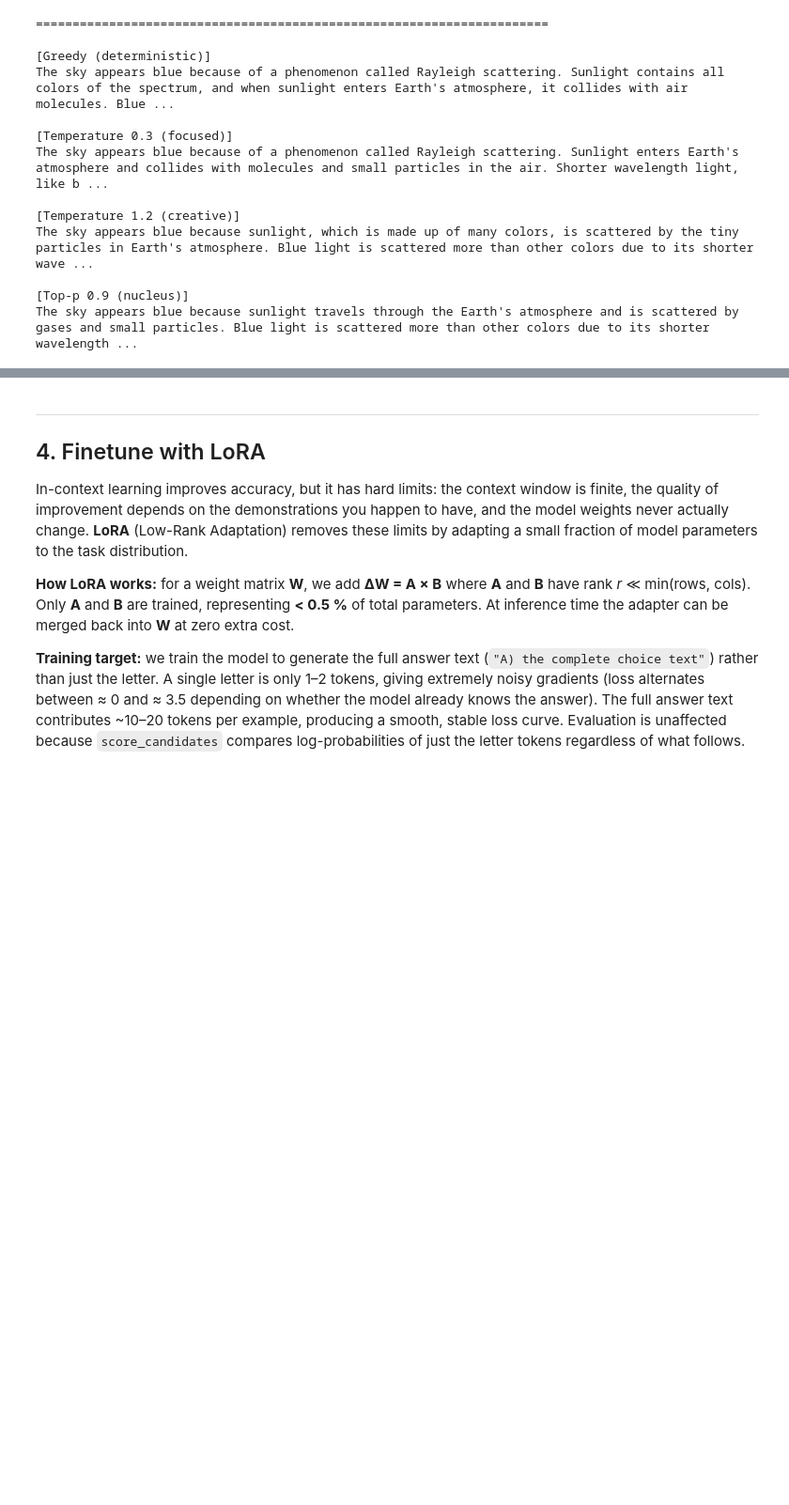
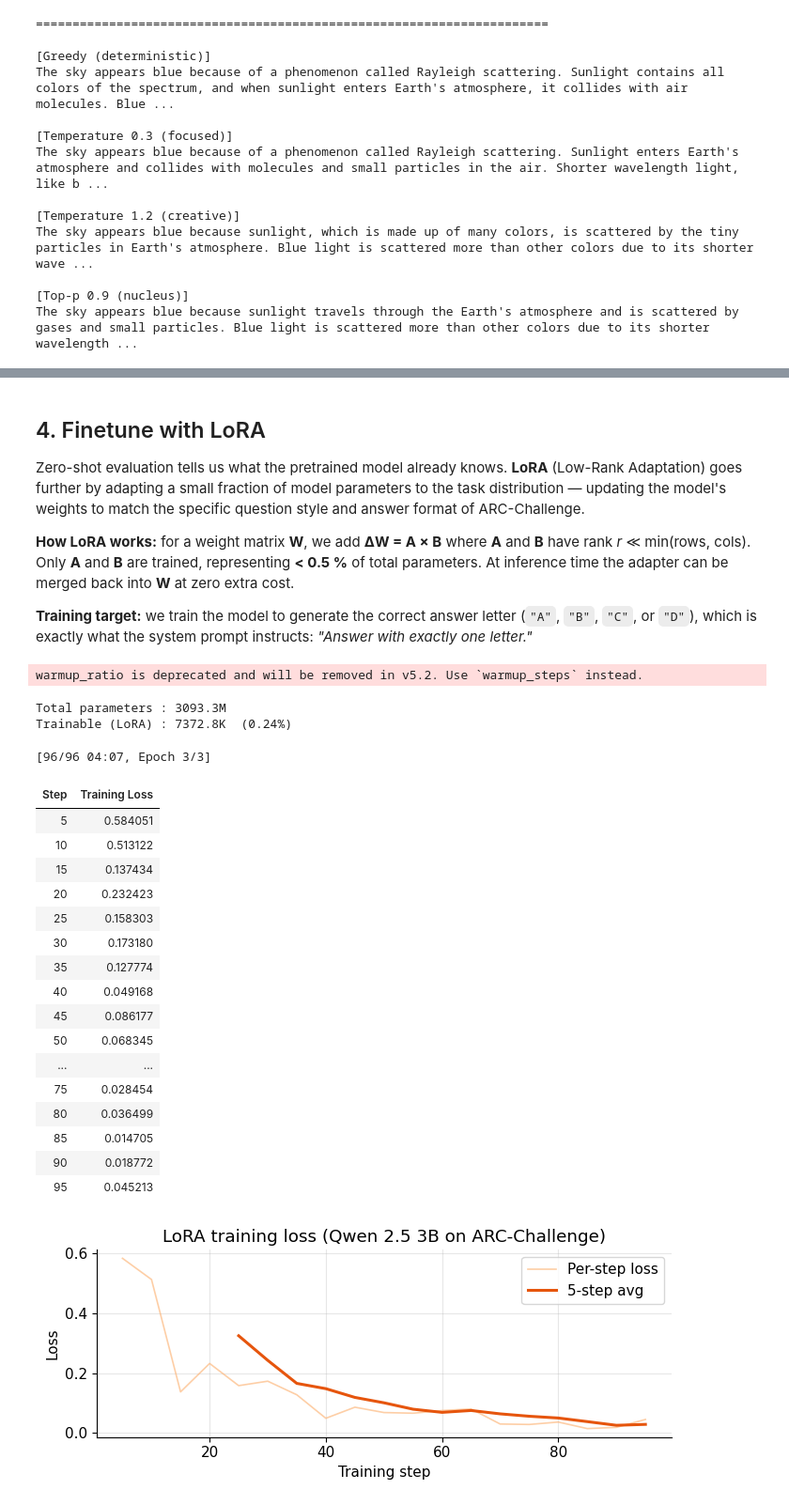
Before and after one commit to arshandalili/hands_on_dl, a Jupyter notebook: llms.ipynb, the cells around one changed output, grey strips where cells are left out. Shown at 94% size. Saved outputs shown, nothing was run; the diff lists cells and outputs as text; code cells hidden in the pictures; blank space fills up the shorter version.

```diff
--- a/llms.ipynb
+++ b/llms.ipynb
@@ -373,15 +359,11 @@ Qwen 2.5 3B is a capable model, but MMLU is broad and hard — expect a zero-sho
 # %%
 @torch.no_grad()
-def score_candidates(model, example, few_shot_examples=None):
+def score_candidates(model, example):
     """Score each answer letter via log-probability and return the prediction."""
-    messages = [{'role': 'system', 'content': SYSTEM_PROMPT}]
-
-    if few_shot_examples:
-        for fs in few_shot_examples:
-            messages.append({'role': 'user',      'content': build_user_prompt(fs)})
-            messages.append({'role': 'assistant', 'content': fs['answerKey']})
-
-    messages.append({'role': 'user', 'content': build_user_prompt(example)})
+    messages = [
+        {'role': 'system', 'content': SYSTEM_PROMPT},
+        {'role': 'user',   'content': build_user_prompt(example)},
+    ]
     prompt_text   = render_messages(messages, add_generation_prompt=True)
     prompt_inputs = tokenizer(prompt_text, return_tensors='pt').to(device)
     prompt_len    = prompt_inputs['input_ids'].shape[1]
@@ -406,17 +388,17 @@ def score_candidates(model, example, few_shot_examples=None):
     return prediction, scores
 
 
-def evaluate_model(model, dataset, few_shot_examples=None, limit=None):
+def evaluate_model(model, dataset, limit=None):
+    """Evaluate model accuracy on dataset using log-prob scoring."""
     subset = dataset.select(range(min(limit, len(dataset)))) if limit else dataset
     rows = []
     for ex in tqdm(subset):
         gold = ex['answerKey']
-        pred, scores = score_candidates(model, ex, few_shot_examples=few_shot_examples)
+        pred, scores = score_candidates(model, ex)
         rows.append({
             'gold': gold, 'pred': pred, 'scores': scores,
             'correct': pred == gold,
             'question': ex['question'], 'choices': format_choices(ex),
-            'subject': ex.get('subject', ''),
         })
     accuracy = sum(r['correct'] for r in rows) / len(rows)
     return accuracy, rows
@@ -507,28 +433,24 @@ plt.show()
 # %% [markdown]
----
-
 ## 4. Finetune with LoRA
 
-In-context learning improves accuracy, but it has hard limits: the context window is finite, the quality of improvement depends on the demonstrations you happen to have, and the model weights never actually change. **LoRA** (Low-Rank Adaptation) removes these limits by adapting a small fraction of model parameters to the task distribution.
+Zero-shot evaluation tells us what the pretrained model already knows. **LoRA** (Low-Rank Adaptation) goes further by adapting a small fraction of model parameters to the task distribution — updating the model's weights to match the specific question style and answer format of ARC-Challenge.
 
 **How LoRA works:** for a weight matrix **W**, we add **ΔW = A × B** where **A** and **B** have rank *r* ≪ min(rows, cols). Only **A** and **B** are trained, representing **< 0.5 %** of total parameters. At inference time the adapter can be merged back into **W** at zero extra cost.
 
-**Training target:** we train the model to generate the full answer text (`"A) the complete choice text"`) rather than just the letter. A single letter is only 1–2 tokens, giving extremely noisy gradients (loss alternates between ≈ 0 and ≈ 3.5 depending on whether the model already knows the answer). The full answer text contributes ~10–20 tokens per example, producing a smooth, stable loss curve. Evaluation is unaffected because `score_candidates` compares log-probabilities of just the letter tokens regardless of what follows.
+**Training target:** we train the model to generate the correct answer letter (`"A"`, `"B"`, `"C"`, or `"D"`), which is exactly what the system prompt instructs: *"Answer with exactly one letter."*
 # %%
 import gc
 
 MAX_LENGTH = 256
 
-def get_full_answer(example):
-    """'A) full choice text' — gives ~10-20 loss tokens vs. 1 for the bare letter."""
-    idx = example['labels'].index(example['answerKey'])
-    return f"{example['answerKey']}) {example['texts'][idx]}"
-
 def build_training_text(example):
+    """Supervised example: the target is the bare letter (A/B/C/D).
+    Matches the system-prompt instruction ('answer with exactly one letter')
+    and the log-prob scoring in score_candidates, ensuring train/eval consistency."""
     messages = [
         {'role': 'system',    'content': SYSTEM_PROMPT},
         {'role': 'user',      'content': build_user_prompt(example)},
-        {'role': 'assistant', 'content': get_full_answer(example)},
+        {'role': 'assistant', 'content': example['answerKey']},   # bare letter
     ]
     return render_messages(messages, add_generation_prompt=False)
 
@@ -584,42 +506,76 @@ print(f'Trainable (LoRA) : {trainable_params / 1e3:.1f}K  ({100 * trainable_para
 use_bf16 = device.type == 'cuda' and torch.cuda.is_bf16_supported()
 
 training_args = TrainingArguments(
-    output_dir=str(OUTPUT_ROOT / 'qwen25_lora_mmlu'),
+    output_dir=str(OUTPUT_ROOT / 'qwen25_lora_arc'),
     num_train_epochs=3,
     per_device_train_batch_size=4,
     gradient_accumulation_steps=4,   # effective batch = 16
     gradient_checkpointing=True,
     learning_rate=2e-4,
     warmup_ratio=0.1,
     lr_scheduler_type='cosine',
     logging_steps=5,
     save_strategy='no',
     report_to='none',
     bf16=use_bf16,
     fp16=(not use_bf16 and device.type == 'cuda'),
     remove_unused_columns=False,
 )
 
 trainer = Trainer(
     model=finetuned_model,
     args=training_args,
     train_dataset=train_tokenized,
     data_collator=default_data_collator,
 )
 
 trainer.train()
+
+# Switch to eval mode and restore KV-cache for fast inference
 finetuned_model.eval()
+finetuned_model.config.use_cache = True
 
 log_history = [e for e in trainer.state.log_history if 'loss' in e]
 if log_history:
+    steps  = [e['step'] for e in log_history]
+    losses = [e['loss'] for e in log_history]
+    import numpy as np
+    window = min(5, len(losses))
+    smooth = np.convolve(losses, np.ones(window) / window, mode='valid')
+    smooth_steps = steps[window - 1:]
+
     fig, ax = plt.subplots(figsize=(7, 3))
-    ax.plot([e['step'] for e in log_history], [e['loss'] for e in log_history],
-            color='#e6550d', linewidth=2)
+    ax.plot(steps, losses, color='#fdae6b', linewidth=1.2, alpha=0.6, label='Per-step loss')
+    ax.plot(smooth_steps, smooth, color='#e6550d', linewidth=2.2, label=f'{window}-step avg')
     ax.set_xlabel('Training step')
     ax.set_ylabel('Loss')
-    ax.set_title('LoRA training loss (Qwen 2.5 3B on MMLU)')
+    ax.set_title('LoRA training loss (Qwen 2.5 3B on ARC-Challenge)')
+    ax.legend()
     plt.tight_layout()
     plt.show()
+# %% [output]
+warmup_ratio is deprecated and will be removed in v5.2. Use `warmup_steps` instead.
+Total parameters : 3093.3M
+Trainable (LoRA) : 7372.8K  (0.24%)
+[96/96 04:07, Epoch 3/3]
+| Step | Training Loss |
+| 5 | 0.584051 |
+| 10 | 0.513122 |
+| 15 | 0.137434 |
+| 20 | 0.232423 |
+| 25 | 0.158303 |
+| 30 | 0.173180 |
+| 35 | 0.127774 |
+| 40 | 0.049168 |
+| 45 | 0.086177 |
+| 50 | 0.068345 |
+| ... | ... |
+| 75 | 0.028454 |
+| 80 | 0.036499 |
+| 85 | 0.014705 |
+| 90 | 0.018772 |
+| 95 | 0.045213 |
+[figure, added]
 # %% [markdown]
 ## 5. Evaluate, Compare, and Analyze
 
```
Also changed, not shown: parts of 19 cells of this notebook.
